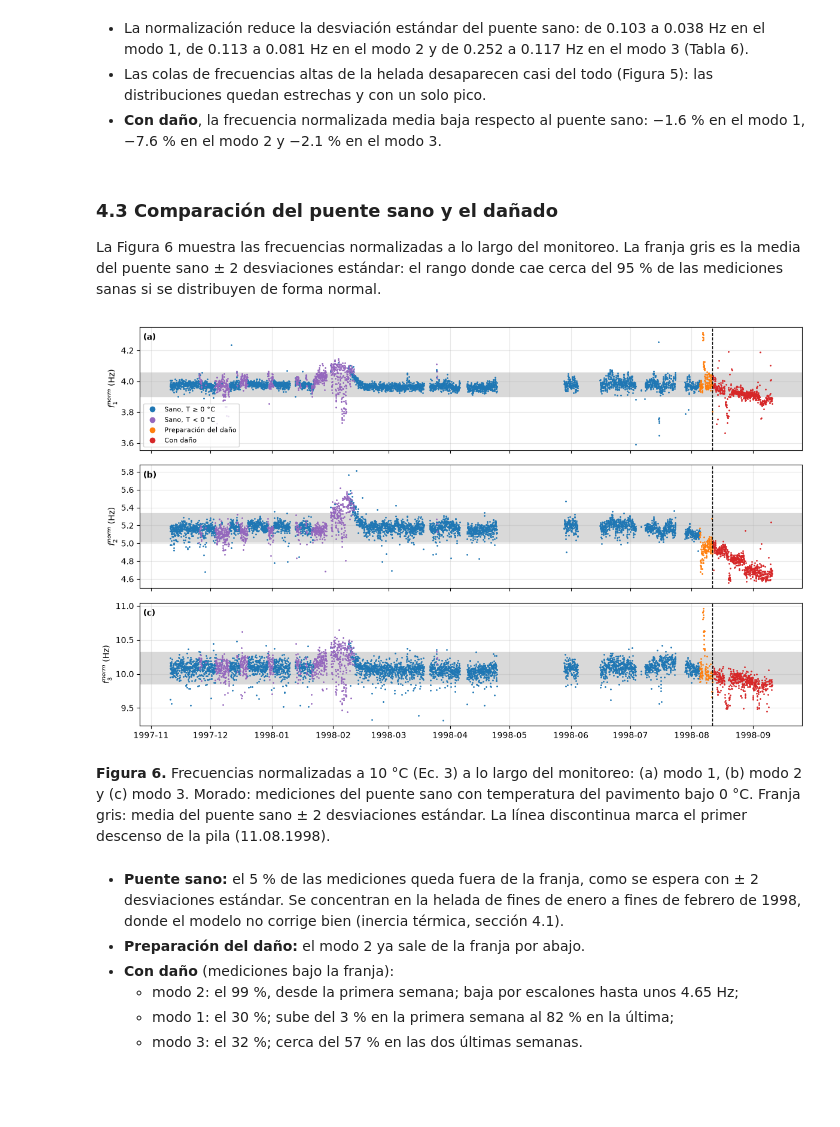
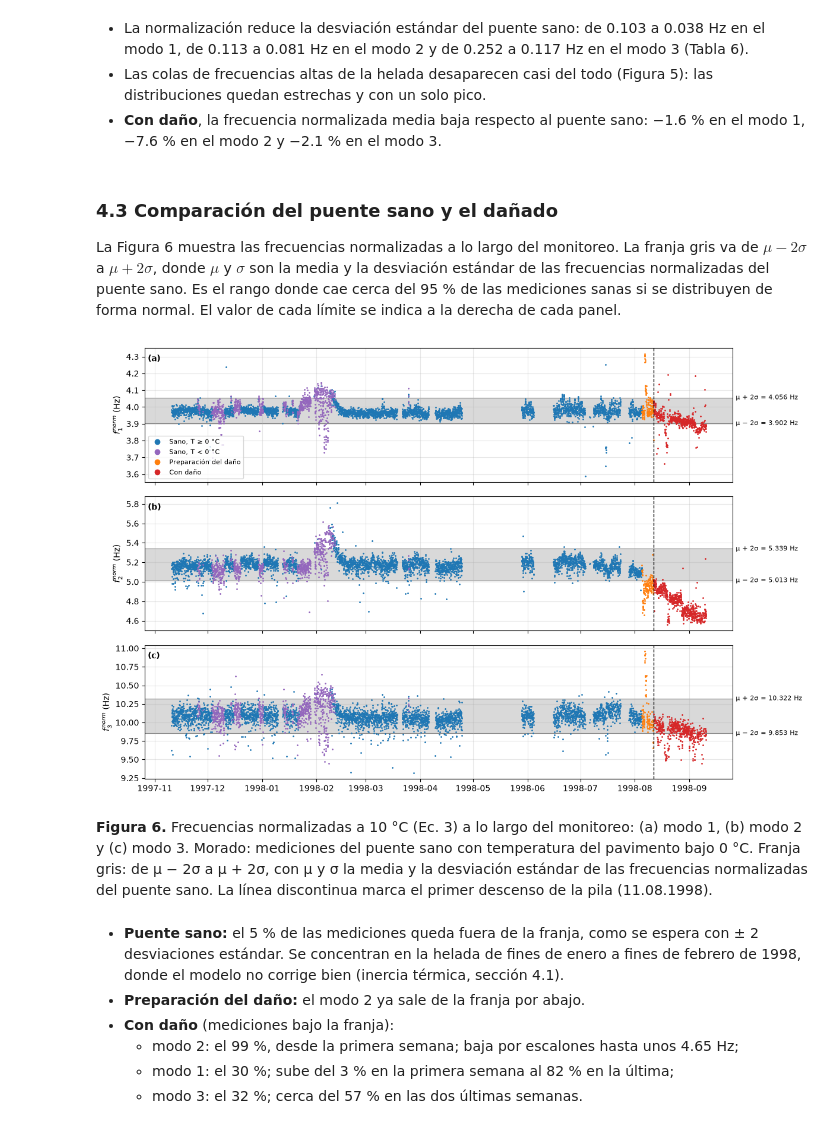
Before and after one commit to 25adiaz-apps/phd-civil-ualberta, a Jupyter notebook: structural-reliability/bridge-z24/z24_modal_distributions.ipynb, the cells around one changed output. Saved outputs shown, nothing was run; the diff lists cells and outputs as text; code cells hidden in the pictures; blank space fills up the shorter version.

```diff
--- a/structural-reliability/bridge-z24/z24_modal_distributions.ipynb
+++ b/structural-reliability/bridge-z24/z24_modal_distributions.ipynb
@@ -452,34 +453,44 @@ show_figure(fig, f_num, "Histograma de las frecuencias del puente sano (antes de
 # %% [markdown]
 ### 4.3 Comparación del puente sano y el dañado
 
-La Figura 6 muestra las frecuencias normalizadas a lo largo del monitoreo. La franja gris es la media del puente sano ± 2 desviaciones estándar: el rango donde cae cerca del 95 % de las mediciones sanas si se distribuyen de forma normal.
+La Figura 6 muestra las frecuencias normalizadas a lo largo del monitoreo. La franja gris va de $\mu - 2\sigma$ a $\mu + 2\sigma$, donde $\mu$ y $\sigma$ son la media y la desviación estándar de las frecuencias normalizadas del puente sano. Es el rango donde cae cerca del 95 % de las mediciones sanas si se distribuyen de forma normal. El valor de cada límite se indica a la derecha de cada panel.
 # %%
-fig, axes = plt.subplots(len(MODE_BANDS), 1, figsize=(12, 2.4 * len(MODE_BANDS)), sharex=True)
-for i, (ax, m) in enumerate(zip(axes, MODE_BANDS)):
-    mu, sd = sano[f"fn{m}"].mean(), sano[f"fn{m}"].std()
-    ax.axhspan(mu - 2 * sd, mu + 2 * sd, color="0.85", zorder=0)
-    groups = [("Sano, T ≥ 0 °C", (modal["period"] == "Sano") & (modal["T"] >= 0), "C0"),
-              ("Sano, T < 0 °C", (modal["period"] == "Sano") & (modal["T"] < 0), "C4"),
-              ("Preparación del daño", modal["period"] == "Preparación del daño", "C1"),
-              ("Con daño", modal["period"] == "Con daño", "C3")]
-    for label, mask, color in groups:
-        sel = modal[mask]
-        ax.plot(sel["start"], sel[f"fn{m}"], ".", ms=2, color=color, label=label)
-    ax.axvline(DAMAGE_START, color="k", ls="--", lw=1)
-    ax.set_ylabel(f"$f_{m}^{{norm}}$ (Hz)")
-    ax.grid(alpha=0.3)
-    ax.text(0.005, 0.95, f"({chr(97 + i)})", transform=ax.transAxes, va="top", fontweight="bold")
-axes[0].legend(markerscale=6, fontsize=8, loc="lower left")
-fig.tight_layout()
+def plot_band_series(groups, col, healthy):
+    # Time series of col (e.g. "fn{m}") per mode, with the healthy band mu ± 2 sigma and its limits labelled
+    fig, axes = plt.subplots(len(MODE_BANDS), 1, figsize=(12, 2.6 * len(MODE_BANDS)), sharex=True)
+    for i, (ax, m) in enumerate(zip(axes, MODE_BANDS)):
+        c = col.format(m=m)
+        mu, sd = healthy[c].mean(), healthy[c].std()
+        ax.axhspan(mu - 2 * sd, mu + 2 * sd, color="0.85", zorder=0)
+        for y, name in [(mu + 2 * sd, "μ + 2σ"), (mu - 2 * sd, "μ − 2σ")]:
+            ax.axhline(y, color="0.5", lw=0.8, zorder=0)
+            ax.text(1.005, y, f"{name} = {y:.3f} Hz", transform=ax.get_yaxis_transform(), va="center", fontsize=8)
+        for label, mask, color in groups:
+            sel = modal[mask]
+            ax.plot(sel["start"], sel[c], ".", ms=2, color=color, label=label)
+        ax.axvline(DAMAGE_START, color="k", ls="--", lw=1)
+        ax.set_ylabel(f"$f_{m}^{{norm}}$ (Hz)")
+        ax.grid(alpha=0.3)
+        ax.text(0.005, 0.95, f"({chr(97 + i)})", transform=ax.transAxes, va="top", fontweight="bold")
+    axes[0].legend(markerscale=6, fontsize=8, loc="lower left")
+    fig.tight_layout()
+    return fig
+
+
+groups = [("Sano, T ≥ 0 °C", (modal["period"] == "Sano") & (modal["T"] >= 0), "C0"),
+          ("Sano, T < 0 °C", (modal["period"] == "Sano") & (modal["T"] < 0), "C4"),
+          ("Preparación del daño", modal["period"] == "Preparación del daño", "C1"),
+          ("Con daño", modal["period"] == "Con daño", "C3")]
+fig = plot_band_series(groups, "fn{m}", sano)
 
 f_num += 1
 show_figure(fig, f_num, f"Frecuencias normalizadas a {T_REF:.0f} °C (Ec. 3) a lo largo del monitoreo: (a) modo 1, "
             "(b) modo 2 y (c) modo 3. Morado: mediciones del puente sano con temperatura del pavimento bajo 0 °C. "
-            "Franja gris: media del puente sano ± 2 desviaciones estándar. La línea "
-            "discontinua marca el primer descenso de la pila (11.08.1998).")
+            "Franja gris: de μ − 2σ a μ + 2σ, con μ y σ la media y la desviación estándar de las frecuencias "
+            "normalizadas del puente sano. La línea discontinua marca el primer descenso de la pila (11.08.1998).")
 # %% [output]
-[figure, old version]
+[figure, new version]
-**Figura 6.** Frecuencias normalizadas a 10 °C (Ec. 3) a lo largo del monitoreo: (a) modo 1, (b) modo 2 y (c) modo 3. Morado: mediciones del puente sano con temperatura del pavimento bajo 0 °C. Franja gris: media del puente sano ± 2 desviaciones estándar. La línea discontinua marca el primer descenso de la pila (11.08.1998).
+**Figura 6.** Frecuencias normalizadas a 10 °C (Ec. 3) a lo largo del monitoreo: (a) modo 1, (b) modo 2 y (c) modo 3. Morado: mediciones del puente sano con temperatura del pavimento bajo 0 °C. Franja gris: de μ − 2σ a μ + 2σ, con μ y σ la media y la desviación estándar de las frecuencias normalizadas del puente sano. La línea discontinua marca el primer descenso de la pila (11.08.1998).
 # %% [markdown]
 - **Puente sano:** el 5 % de las mediciones queda fuera de la franja, como se espera con ± 2 desviaciones estándar. Se concentran en la helada de fines de enero a fines de febrero de 1998, donde el modelo no corrige bien (inercia térmica, sección 4.1).
 - **Preparación del daño:** el modo 2 ya sale de la franja por abajo.
```
Also changed, not shown: parts of 5 cells of this notebook.
